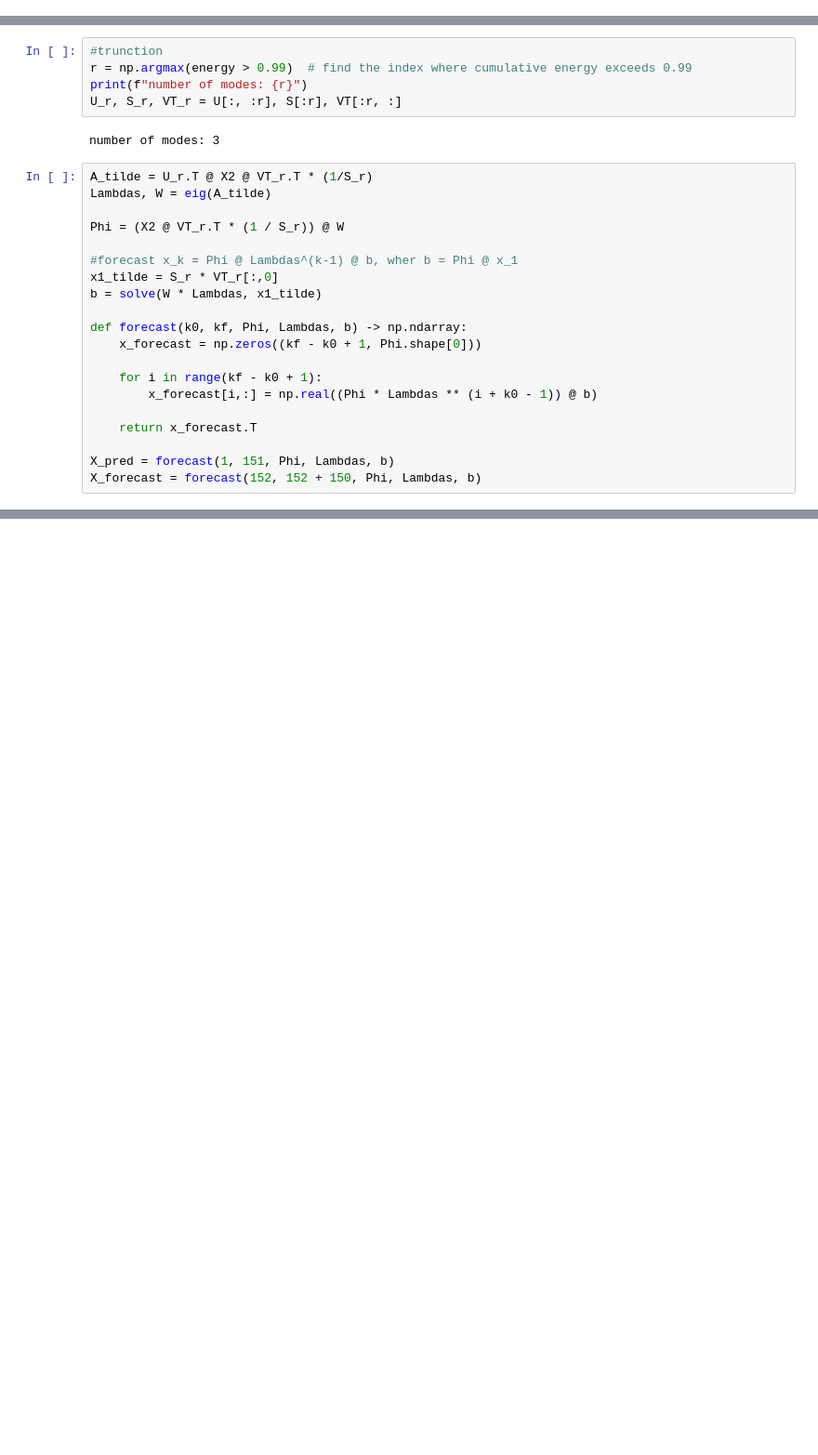
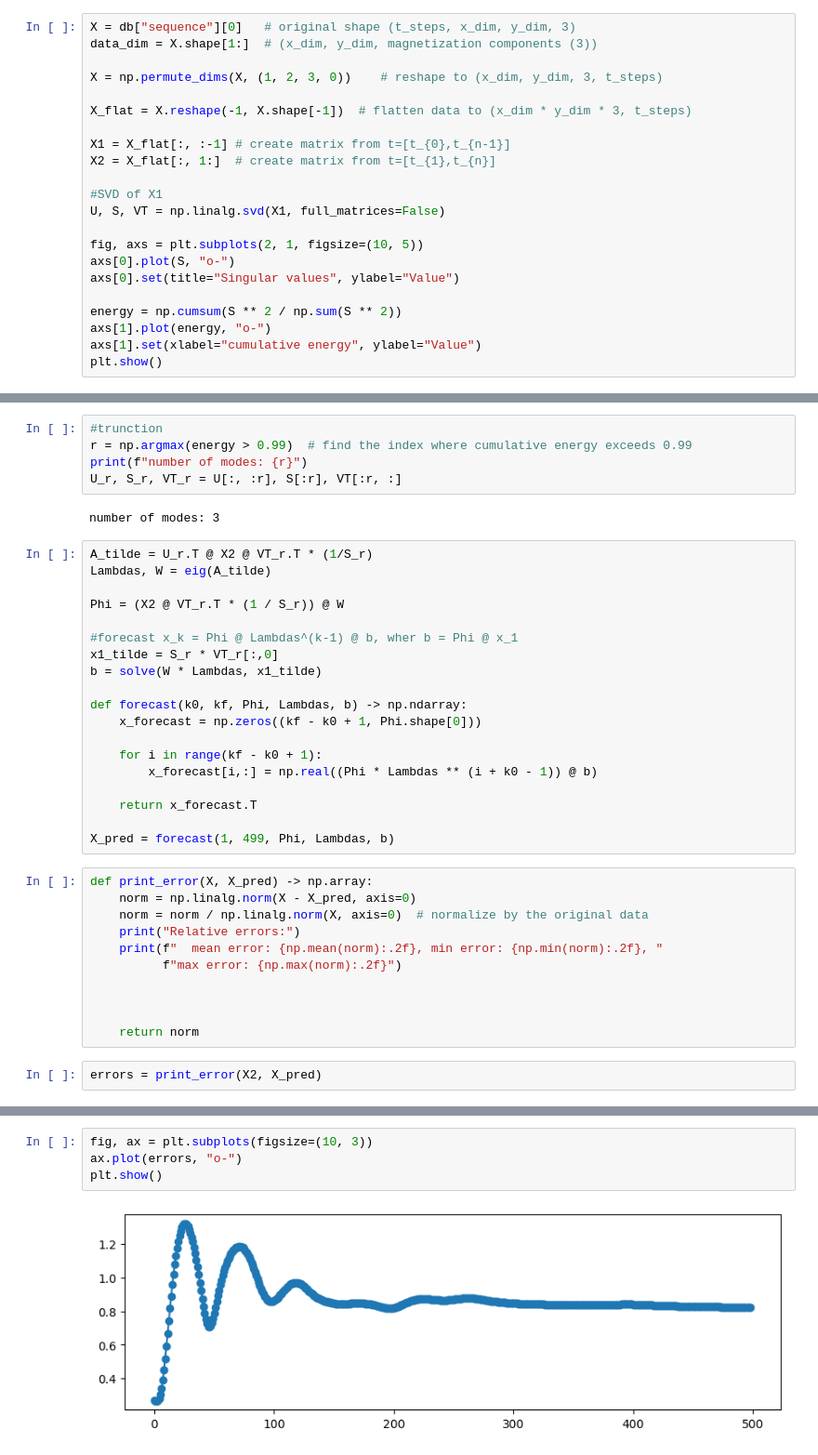
Before and after one commit to cmt-dtu-energy/koopman-magnetics, a Jupyter notebook: nbs/ROM.ipynb, the cells around one changed output, grey strips where cells are left out. Shown: that part at 93% size. Saved outputs shown, nothing was run; the diff lists cells and outputs as text; blank space fills up the shorter version.

```diff
--- a/nbs/ROM.ipynb
+++ b/nbs/ROM.ipynb
@@ -60,0 +43,22 @@ plt.show()
+# %%
+X = db["sequence"][0]   # original shape (t_steps, x_dim, y_dim, 3)
+data_dim = X.shape[1:]  # (x_dim, y_dim, magnetization components (3))
+
+X = np.permute_dims(X, (1, 2, 3, 0))    # reshape to (x_dim, y_dim, 3, t_steps)
+
+X_flat = X.reshape(-1, X.shape[-1])  # flatten data to (x_dim * y_dim * 3, t_steps)
+
+X1 = X_flat[:, :-1] # create matrix from t=[t_{0},t_{n-1}]
+X2 = X_flat[:, 1:]  # create matrix from t=[t_{1},t_{n}]
+
+#SVD of X1
+U, S, VT = np.linalg.svd(X1, full_matrices=False)
+
+fig, axs = plt.subplots(2, 1, figsize=(10, 5))
+axs[0].plot(S, "o-")
+axs[0].set(title="Singular values", ylabel="Value")
+
+energy = np.cumsum(S ** 2 / np.sum(S ** 2))
+axs[1].plot(energy, "o-")
+axs[1].set(xlabel="cumulative energy", ylabel="Value")
+plt.show()
@@ -83,5 +89,17 @@ def forecast(k0, kf, Phi, Lambdas, b) -> np.ndarray:
 
     return x_forecast.T
 
-X_pred = forecast(1, 151, Phi, Lambdas, b)
-X_forecast = forecast(152, 152 + 150, Phi, Lambdas, b)
+X_pred = forecast(1, 499, Phi, Lambdas, b)
+# %%
+def print_error(X, X_pred) -> np.array:
+    norm = np.linalg.norm(X - X_pred, axis=0)
+    norm = norm / np.linalg.norm(X, axis=0)  # normalize by the original data
+    print("Relative errors:")
+    print(f"  mean error: {np.mean(norm):.2f}, min error: {np.min(norm):.2f}, "
+          f"max error: {np.max(norm):.2f}")
+
+
+
+    return norm
+# %%
+errors = print_error(X2, X_pred)
@@ -87,0 +113,6 @@ X_forecast = forecast(152, 152 + 150, Phi, Lambdas, b)
+# %%
+fig, ax = plt.subplots(figsize=(10, 3))
+ax.plot(errors, "o-")
+plt.show()
+# %% [output]
+[figure, added]
```
Also changed, not shown: parts of 20 cells of this notebook.
